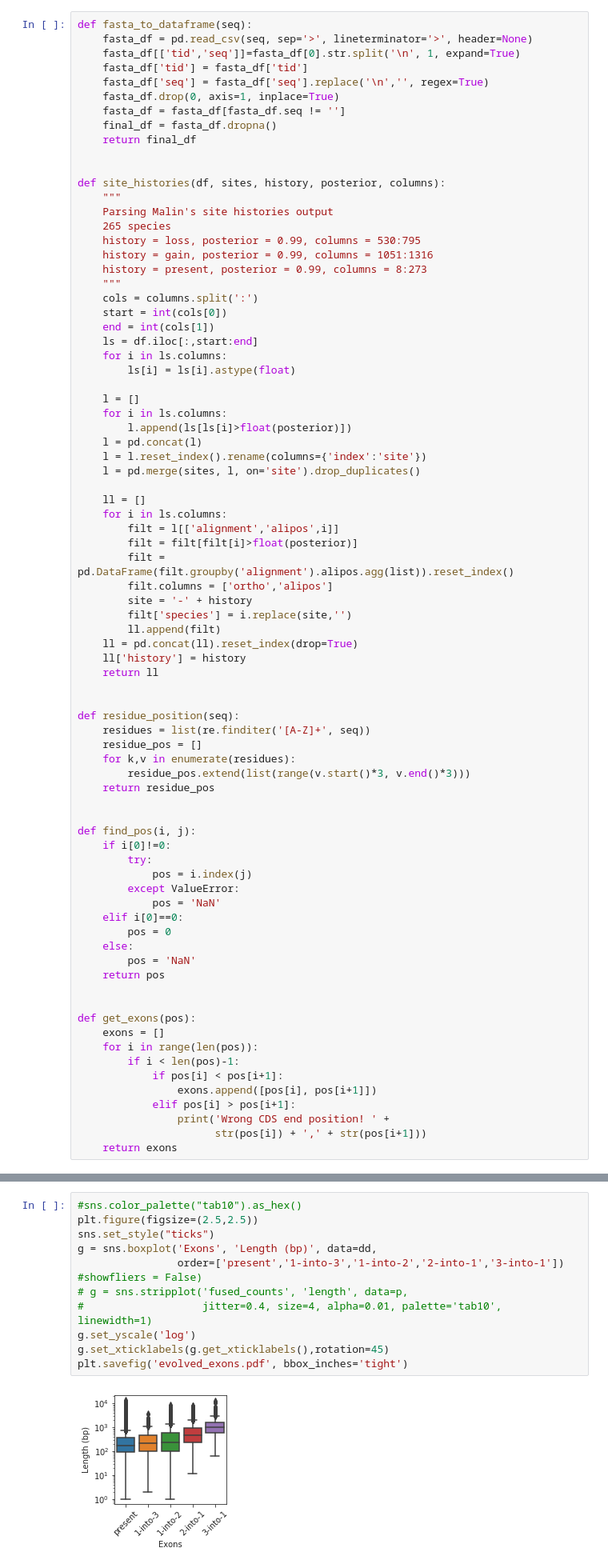
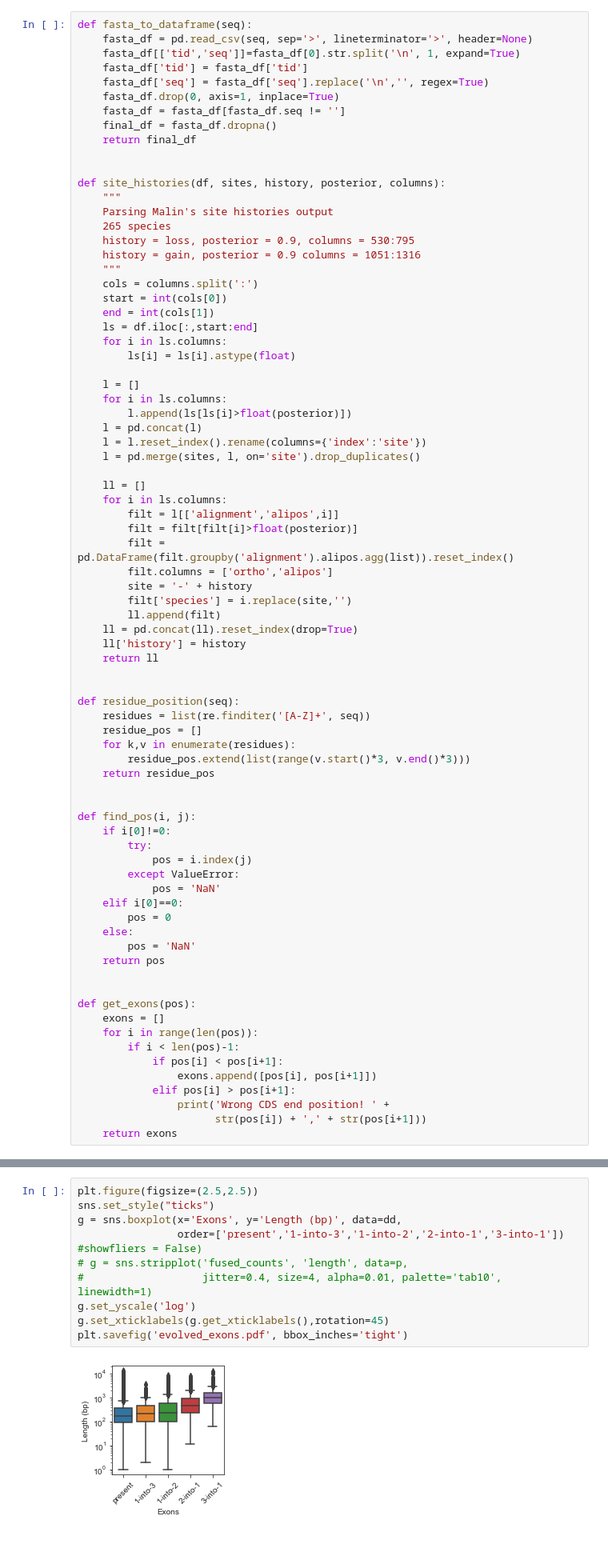
Before and after one commit to Brookesloci/fungi_intron_paper_2020, a Jupyter notebook: intron_site_histories/site_histories.ipynb, the cells around one changed output, grey strips where cells are left out. Shown at 80% size. Drawn from its saved outputs; the diff is of its cells as text; blank space fills up the shorter version.

```diff
--- a/intron_site_histories/site_histories.ipynb
+++ b/intron_site_histories/site_histories.ipynb
@@ -24,9 +24,8 @@ def site_histories(df, sites, history, posterior, columns):
     """
     Parsing Malin's site histories output
     265 species
-    history = loss, posterior = 0.99, columns = 530:795
-    history = gain, posterior = 0.99, columns = 1051:1316
-    history = present, posterior = 0.99, columns = 8:273
+    history = loss, posterior = 0.9, columns = 530:795
+    history = gain, posterior = 0.9 columns = 1051:1316
     """
     cols = columns.split(':')
     start = int(cols[0])
@@ -258,18 +257,17 @@ pd.merge(summary,total,on='Exons')
 # %% [output]
 6.0523255813953485
 # %%
-#sns.color_palette("tab10").as_hex()
 plt.figure(figsize=(2.5,2.5))
 sns.set_style("ticks")
-g = sns.boxplot('Exons', 'Length (bp)', data=dd,
+g = sns.boxplot(x='Exons', y='Length (bp)', data=dd,
                 order=['present','1-into-3','1-into-2','2-into-1','3-into-1']) #showfliers = False)
 # g = sns.stripplot('fused_counts', 'length', data=p,
 #                   jitter=0.4, size=4, alpha=0.01, palette='tab10', linewidth=1)
 g.set_yscale('log')
 g.set_xticklabels(g.get_xticklabels(),rotation=45)
 plt.savefig('evolved_exons.pdf', bbox_inches='tight')
 # %% [output]
-[figure, old version]
+[figure, new version]
 # %%
 dd['log_length'] = np.log10(dd['Length (bp)'])
 # %%
```
Also changed, not shown: parts of 14 cells of this notebook.
